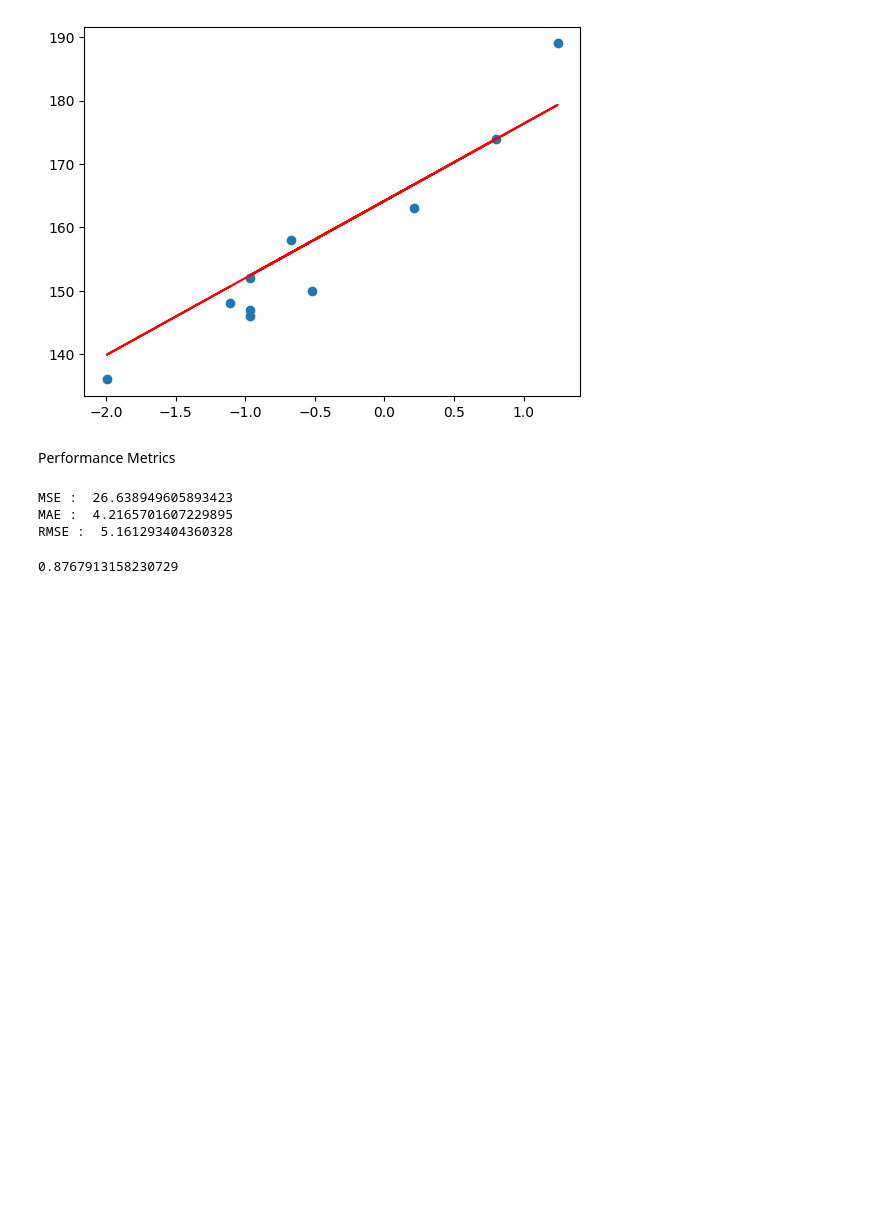
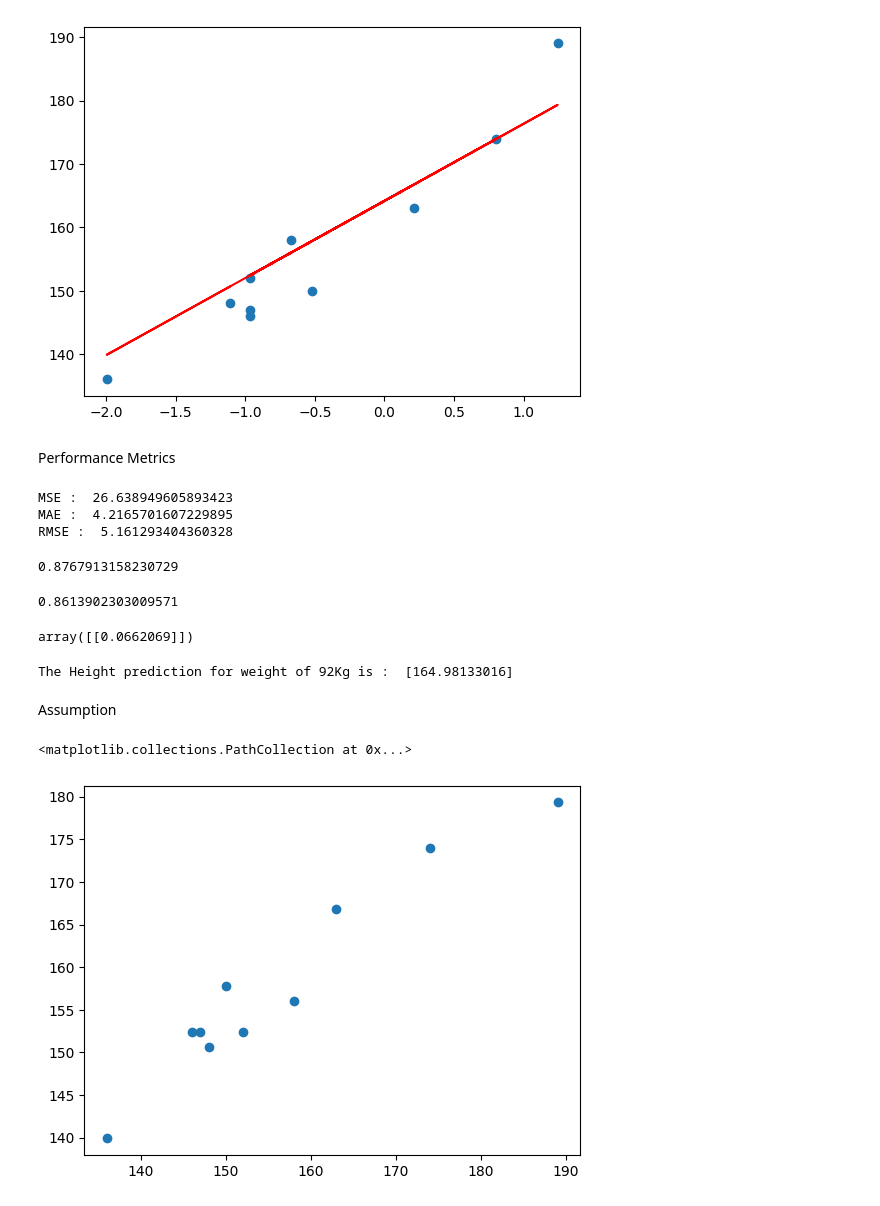
Before and after one commit to MelvinAnnasse/DSMLEStudy, a Jupyter notebook: LinearRegression_test.ipynb, the cells around one changed output. Saved outputs shown, nothing was run; the diff lists cells and outputs as text; code cells hidden in the pictures; blank space fills up the shorter version.

```diff
--- a/LinearRegression_test.ipynb
+++ b/LinearRegression_test.ipynb
@@ -133,3 +133,25 @@ score = r2_score(y_test, y_predict_test)
 score
 # %% [output]
 0.8767913158230729
+# %%
+# Adjsuted RSquare
+1 - (1 - score)*(len(y_test)-1)/(len(y_test) - X_test.shape[1] - 1)
+# %% [output]
+0.8613902303009571
+# %%
+#Predicted Weight
+scaled_weight = scaler.transform([[92]])
+scaled_weight
+# %% [output]
+array([[0.0662069]])
+# %%
+print("The Height prediction for weight of 92Kg is : " ,regressor.predict(scaled_weight[[0]]))
+# %% [output]
+The Height prediction for weight of 92Kg is :  [164.98133016]
+# %% [markdown]
+Assumption
+# %%
+plt.scatter(y_test, y_predict_test)
+# %% [output]
+<matplotlib.collections.PathCollection at 0x...>
+[figure, added]
```
Also changed, not shown: parts of 2 cells of this notebook, 2 other files.
